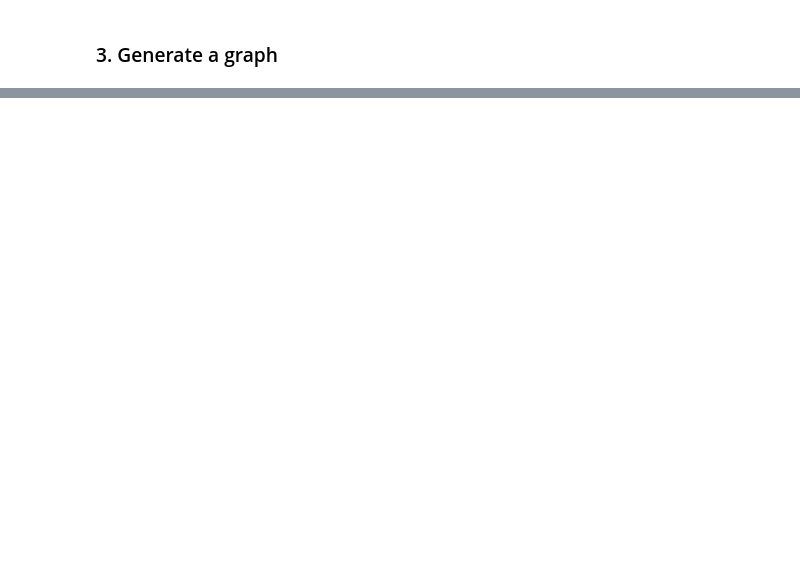
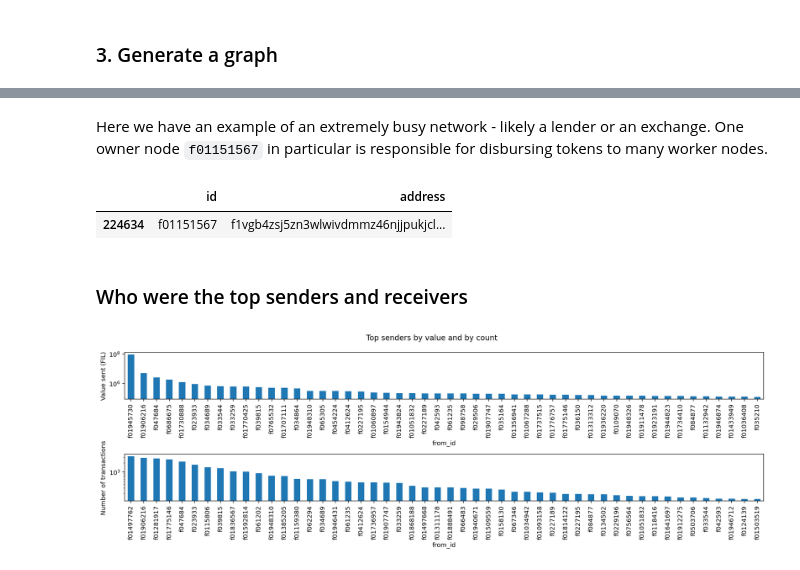
Before and after one commit to beng-starboard/filecoin-miner-network, a Jupyter notebook: notebooks/Token flow.ipynb, the cells around one changed output, grey strips where cells are left out. Drawn from its saved outputs; the diff is of its cells as text; code cells hidden in the pictures; blank space fills up the shorter version.

```diff
--- a/notebooks/Token flow.ipynb
+++ b/notebooks/Token flow.ipynb
@@ -127,0 +274,21 @@ Interestingly, there is no flow between the entities. There should be, in princi
+# %% [markdown]
+Here we have an example of an extremely busy network - likely a lender or an exchange. One owner node `f01151567` in particular is responsible for disbursing tokens to many worker nodes.
+# %%
+id_address_df[id_address_df.id == 'f01151567']
+# %% [output]
+|  | id | address |
+| 224634 | f01151567 | f1vgb4zsj5zn3wlwivdmmz46njjpukjcl... |
+# %% [markdown]
+### Who were the top senders and receivers
+# %%
+fig, (ax1,ax2) = plt.subplots(2,1,figsize=(15,5))
+df.groupby(['from_id']).sum()['value'].sort_values(ascending=False).iloc[0:50].plot(kind='bar',ax=ax1)
+ax1.set_yscale('log')
+df.groupby(['from_id']).count()['value'].sort_values(ascending=False).iloc[0:50].plot(kind='bar',ax=ax2)
+ax2.set_yscale('log')
+ax1.set_ylabel('Value sent (FIL)')
+ax2.set_ylabel('Number of transactions')
+plt.suptitle('Top senders by value and by count')
+plt.tight_layout()
+# %% [output]
+[figure, added]
```
Also changed, not shown: parts of 12 cells of this notebook.
